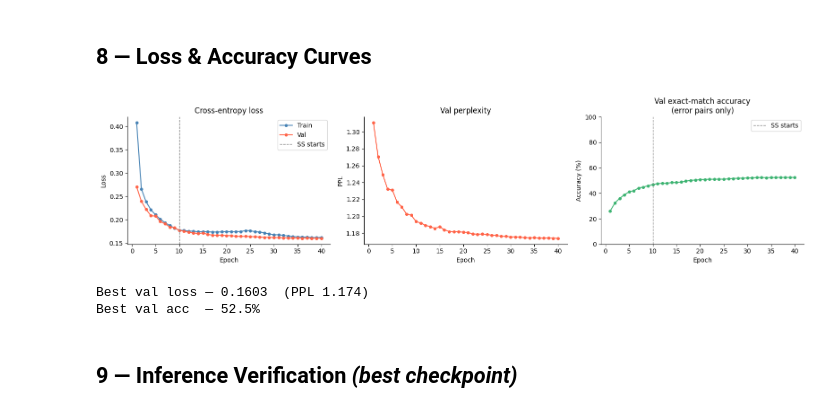
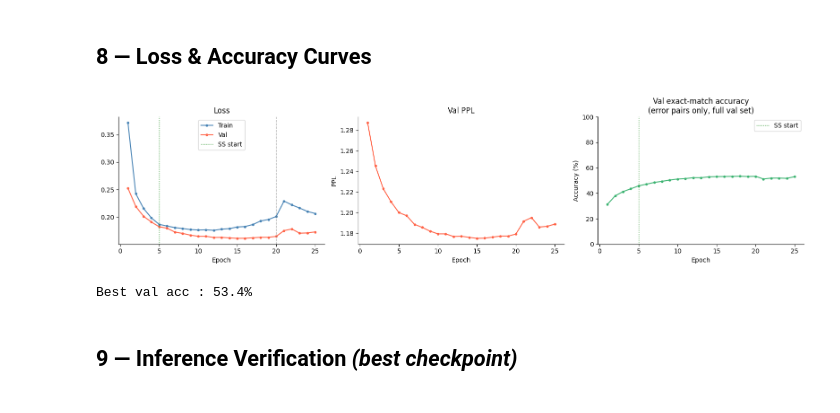
Before and after one commit to Reperi-toxi/The-Georgian-Spellcheck, a Jupyter notebook: data-and-training.ipynb, the cells around one changed output. Drawn from its saved outputs; the diff is of its cells as text; code cells hidden in the pictures.

```diff
--- a/data-and-training.ipynb
+++ b/data-and-training.ipynb
@@ -680,37 +667,32 @@ Saved : georgian_spellcheck_model.pt
 ## 8 — Loss & Accuracy Curves
 # %%
 n  = len(train_losses)
-xs = range(1, n + 1)
-
+xs = range(1, n+1)
 fig, axes = plt.subplots(1, 3, figsize=(16, 4))
 
-axes[0].plot(xs, train_losses, "o-", color="steelblue", ms=4, label="Train")
-axes[0].plot(xs, val_losses,   "o-", color="tomato",    ms=4, label="Val")
-axes[0].axvline(x=SS_START_EPOCH, color="grey", ls="--", lw=1, label="SS starts")
-axes[0].set_title("Cross-entropy loss"); axes[0].set_xlabel("Epoch")
-axes[0].set_ylabel("Loss"); axes[0].legend()
+axes[0].plot(xs, train_losses, "o-", color="steelblue", ms=3, label="Train")
+axes[0].plot(xs, val_losses,   "o-", color="tomato",    ms=3, label="Val")
+for restart in range(LR_T0, n, LR_T0):
+    axes[0].axvline(x=restart, color="grey", ls="--", lw=1, alpha=0.5)
+axes[0].axvline(x=SS_START_EPOCH, color="green", ls=":", lw=1, label="SS start")
+axes[0].set_title("Loss"); axes[0].set_xlabel("Epoch"); axes[0].legend()
 
-axes[1].plot(xs, [math.exp(l) for l in val_losses], "o-", color="tomato", ms=4)
-axes[1].set_title("Val perplexity"); axes[1].set_xlabel("Epoch"); axes[1].set_ylabel("PPL")
+axes[1].plot(xs, [math.exp(l) for l in val_losses], "o-", color="tomato", ms=3)
+axes[1].set_title("Val PPL"); axes[1].set_xlabel("Epoch"); axes[1].set_ylabel("PPL")
 
-axes[2].plot(xs, [a * 100 for a in val_accs], "o-", color="mediumseagreen", ms=4)
-axes[2].axvline(x=SS_START_EPOCH, color="grey", ls="--", lw=1, label="SS starts")
-axes[2].set_title("Val exact-match accuracy\n(error pairs only)")
+axes[2].plot(xs, [a*100 for a in val_accs], "o-", color="mediumseagreen", ms=3)
+axes[2].axvline(x=SS_START_EPOCH, color="green", ls=":", lw=1, label="SS start")
+axes[2].set_title("Val exact-match accuracy\n(error pairs only, full val set)")
 axes[2].set_xlabel("Epoch"); axes[2].set_ylabel("Accuracy (%)"); axes[2].set_ylim(0, 100)
 axes[2].legend()
 
 for ax in axes:
     ax.spines["top"].set_visible(False); ax.spines["right"].set_visible(False)
-plt.tight_layout()
-plt.savefig("loss_curves.png", dpi=120)
-plt.show()
-
-print(f"Best val loss — {best_val:.4f}  (PPL {math.exp(best_val):.3f})")
-print(f"Best val acc  — {max(val_accs)*100:.1f}%")
+plt.tight_layout(); plt.savefig("loss_curves.png", dpi=120); plt.show()
+print(f"Best val acc : {max(val_accs)*100:.1f}%")
 # %% [output]
-[figure, old version]
+[figure, new version]
-Best val loss — 0.1603  (PPL 1.174)
-Best val acc  — 52.5%
+Best val acc : 53.4%
 # %% [markdown]
 ## 9 — Inference Verification  *(best checkpoint)*
 # %%
```
Also changed, not shown: parts of 25 cells of this notebook.
